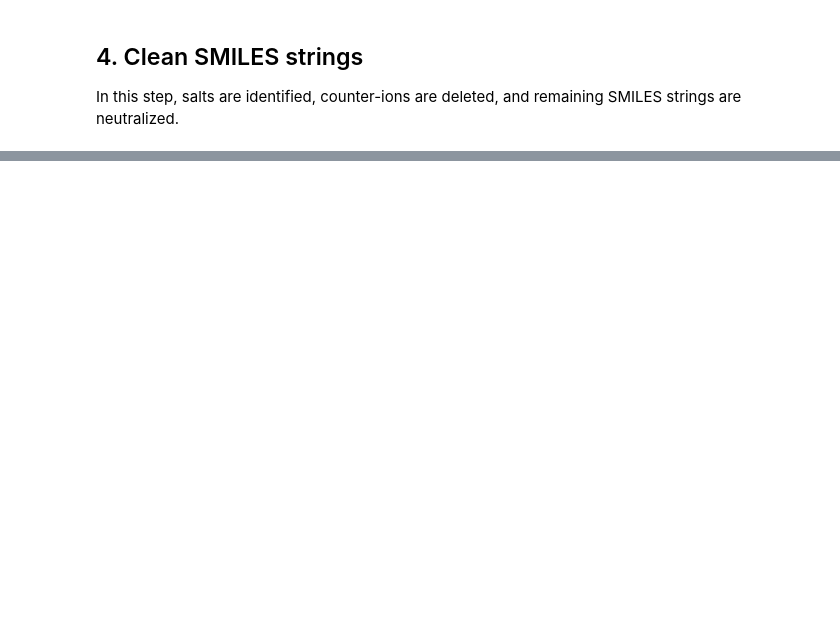
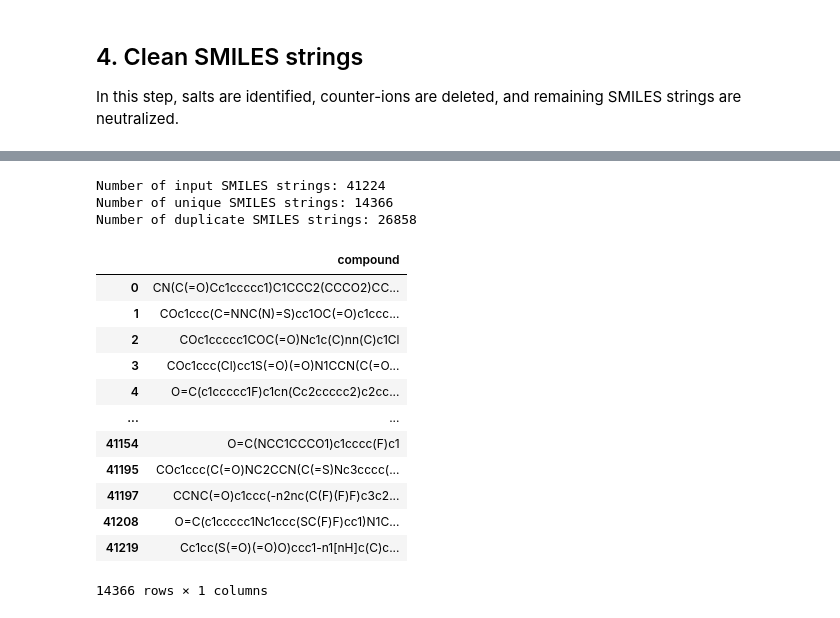
Before and after one commit to biochem-data-sci/mehc-curation, a Jupyter notebook: guideline_test.ipynb, the cells around one changed output, grey strips where cells are left out. Drawn from its saved outputs; the diff is of its cells as text; code cells hidden in the pictures; blank space fills up the shorter version.

```diff
--- a/guideline_test.ipynb
+++ b/guideline_test.ipynb
@@ -82,0 +154,20 @@ Name: compound, Length: 41224, dtype: object
+# %%
+duplicated_smiles, post_removed_smiles = remove_duplicates_in_dataframe(tautomerized_smiles)
+duplicated_smiles
+# %% [output]
+Number of input SMILES strings: 41224
+Number of unique SMILES strings: 14366
+Number of duplicate SMILES strings: 26858
+|  | compound |
+| 0 | CN(C(=O)Cc1ccccc1)C1CCC2(CCCO2)CC... |
+| 1 | COc1ccc(C=NNC(N)=S)cc1OC(=O)c1ccc... |
+| 2 | COc1ccccc1COC(=O)Nc1c(C)nn(C)c1Cl |
+| 3 | COc1ccc(Cl)cc1S(=O)(=O)N1CCN(C(=O... |
+| 4 | O=C(c1ccccc1F)c1cn(Cc2ccccc2)c2cc... |
+| ... | ... |
+| 41154 | O=C(NCC1CCCO1)c1cccc(F)c1 |
+| 41195 | COc1ccc(C(=O)NC2CCN(C(=S)Nc3cccc(... |
+| 41197 | CCNC(=O)c1ccc(-n2nc(C(F)(F)F)c3c2... |
+| 41208 | O=C(c1ccccc1Nc1ccc(SC(F)F)cc1)N1C... |
+| 41219 | Cc1cc(S(=O)(=O)O)ccc1-n1[nH]c(C)c... |
+14366 rows × 1 columns
```
Also changed, not shown: parts of 12 cells of this notebook, 5 other files.
